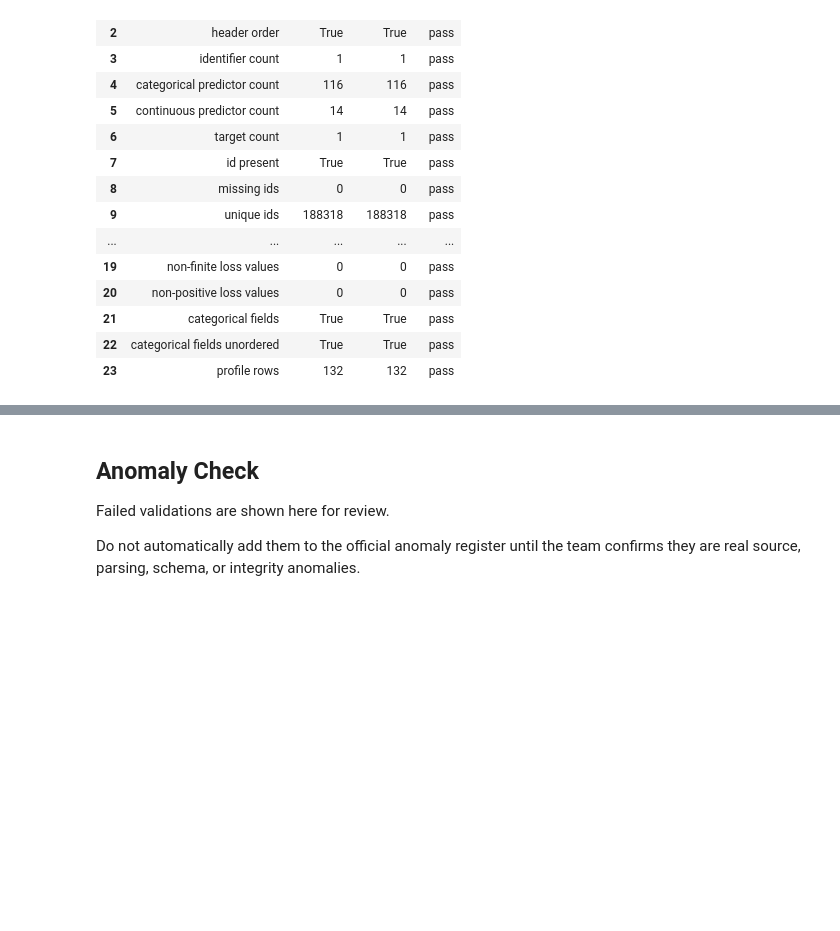
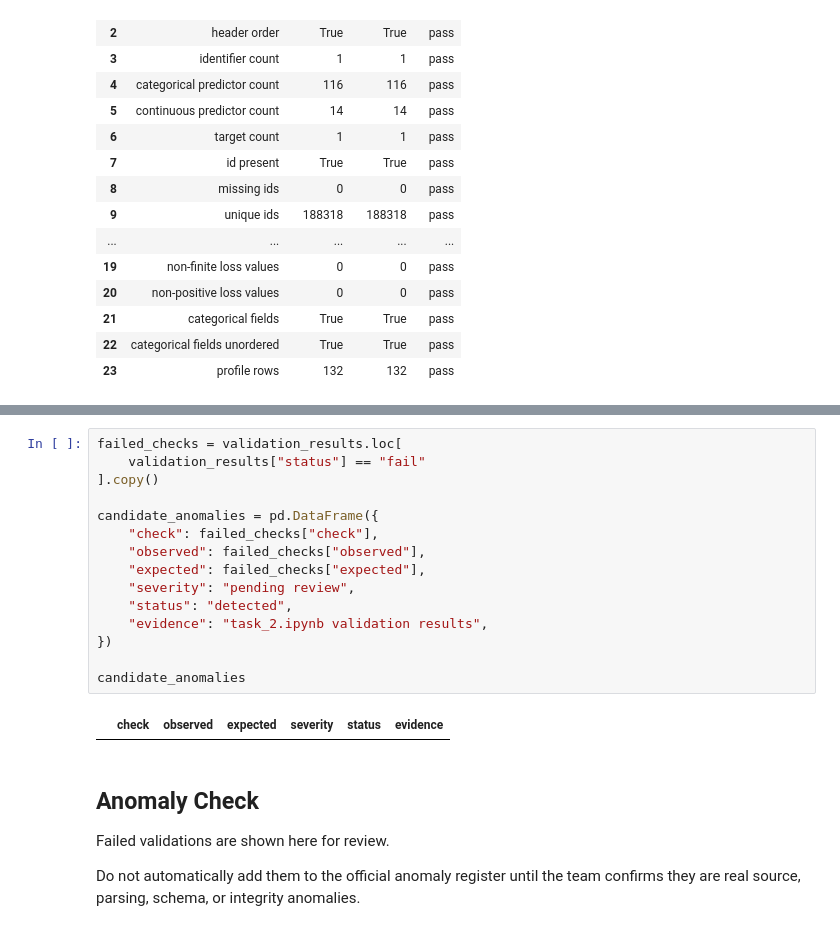
Before and after one commit to Break-Through-Tech/Allstate-1A-predicting-auto-claims-severity, a Jupyter notebook: notebooks/final-deliverables/September/Gate 1/task_2.ipynb, the cells around one changed output, grey strips where cells are left out. Cells and saved outputs as stored; diff of their text form; blank space fills up the shorter version.

Commit message:
worked on task 2 and made documentation

```diff
--- a/notebooks/final-deliverables/September/Gate 1/task_2.ipynb
+++ b/notebooks/final-deliverables/September/Gate 1/task_2.ipynb
@@ -603,3 +616,20 @@ validation_results
+# %%
+failed_checks = validation_results.loc[
+    validation_results["status"] == "fail"
+].copy()
+
+candidate_anomalies = pd.DataFrame({
+    "check": failed_checks["check"],
+    "observed": failed_checks["observed"],
+    "expected": failed_checks["expected"],
+    "severity": "pending review",
+    "status": "detected",
+    "evidence": "task_2.ipynb validation results",
+})
+
+candidate_anomalies
+# %% [output]
+|  | check | observed | expected | severity | status | evidence |
 # %% [markdown]
 ## Anomaly Check
 
```
Also changed, not shown: parts of 2 cells of this notebook, 1 other file.
